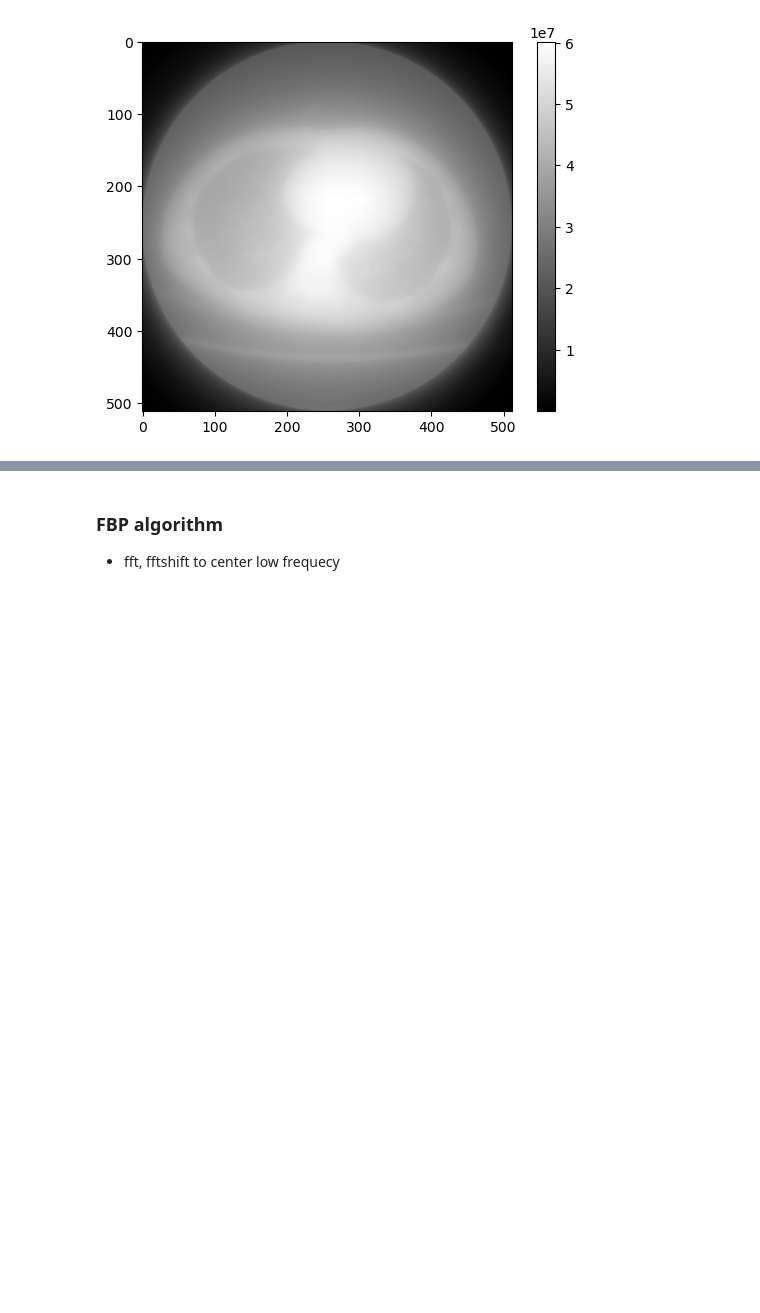
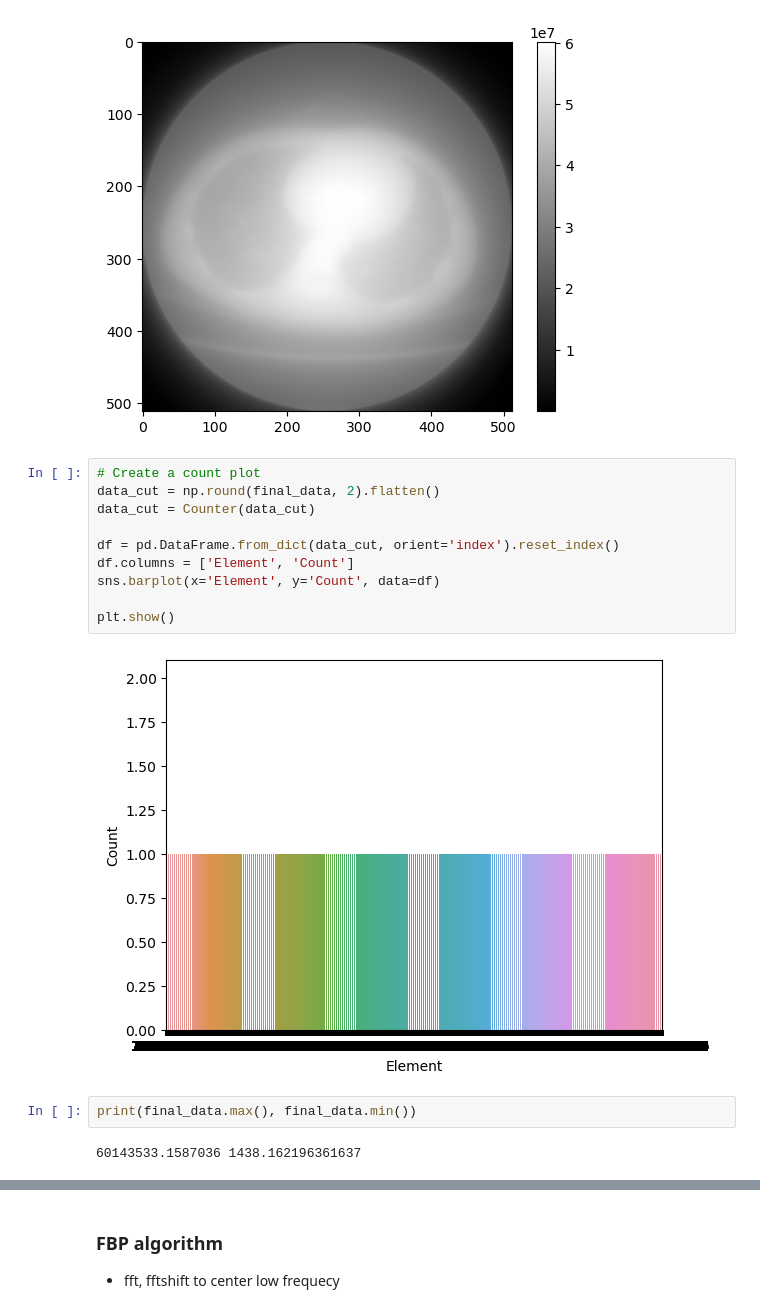
Before and after one commit to be-garam/CT-imaging, a Jupyter notebook: ct-imaging.ipynb, the cells around one changed output, grey strips where cells are left out. Saved outputs shown, nothing was run; the diff lists cells and outputs as text; blank space fills up the shorter version.

```diff
--- a/ct-imaging.ipynb
+++ b/ct-imaging.ipynb
@@ -106,3 +110,19 @@ plt.colorbar()
 plt.show()
 # %% [output]
 [figure]
+# %%
+# Create a count plot
+data_cut = np.round(final_data, 2).flatten()
+data_cut = Counter(data_cut)
+
+df = pd.DataFrame.from_dict(data_cut, orient='index').reset_index()
+df.columns = ['Element', 'Count']
+sns.barplot(x='Element', y='Count', data=df)
+
+plt.show()
+# %% [output]
+[figure, added]
+# %%
+print(final_data.max(), final_data.min())
+# %% [output]
+60143533.1587036 1438.162196361637
```
Also changed, not shown: parts of 19 cells of this notebook.
